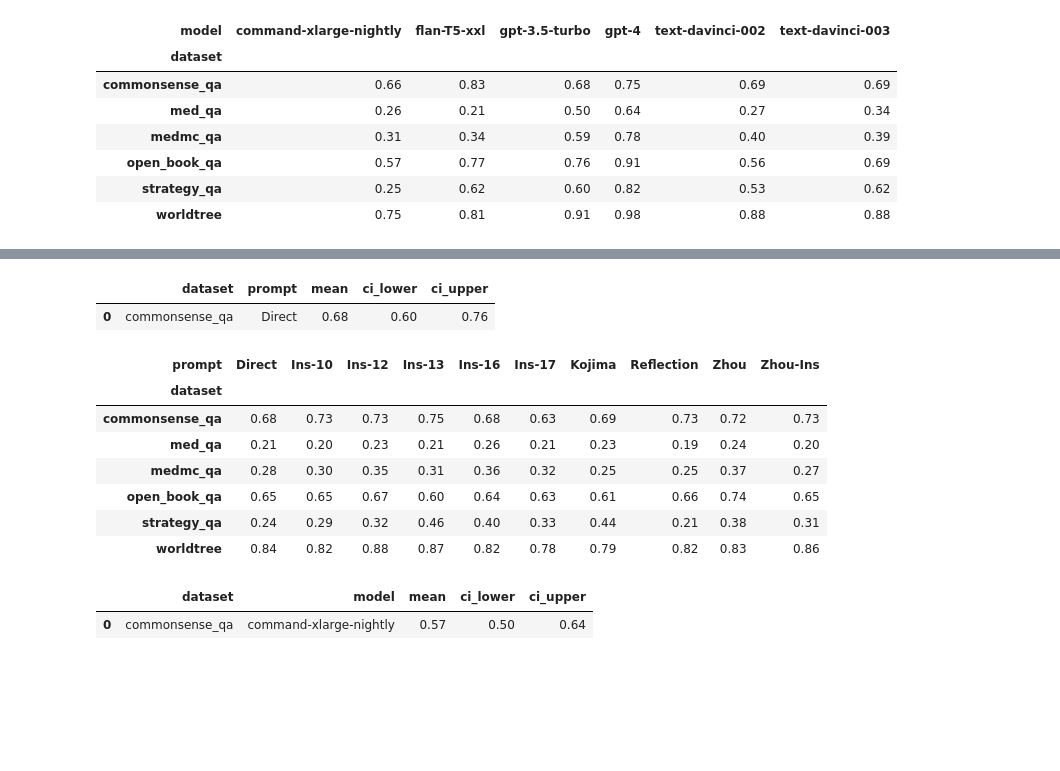
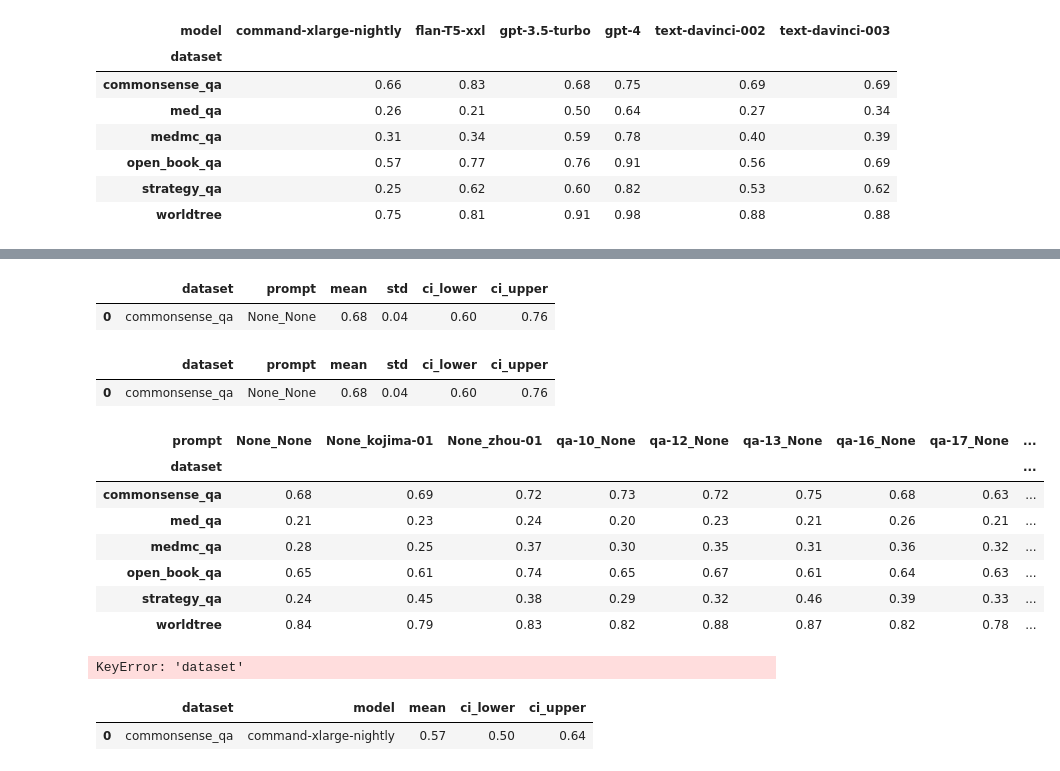
Before and after one commit to OpenBioLink/ThoughtSource, a Jupyter notebook: notebooks/internal_documentation/konstantin_saves/dataset_as_dataframe.ipynb, the cells around one changed output, grey strips where cells are left out. Drawn from its saved outputs; the diff is of its cells as text; code cells hidden in the pictures; blank space fills up the shorter version.

```diff
--- a/notebooks/internal_documentation/konstantin_saves/dataset_as_dataframe.ipynb
+++ b/notebooks/internal_documentation/konstantin_saves/dataset_as_dataframe.ipynb
@@ -33,5 +20,3 @@ replacements = {
-# %%
-df['prompt'].replace(replacements, inplace=True)
 # %%
 df.head(1)
 # %% [output]
@@ -90,6 +64,7 @@ acc_dataset_prompt
 n_bootstraps = 1000
 confidence_level = 0.95
 np.random.seed(42)  # Set the seed for reproducibility
+random.seed(42)
 
 # Perform bootstrapping and calculate means and confidence intervals
 results = []
@@ -119,6 +94,7 @@ for (model, prompt), group in df.groupby(['model', 'prompt']):
 
     all_means = [np.mean(means) for means in dataset_means.values()]
     mean = np.mean(all_means)
+    std = np.std(all_means)
 
     # Calculate the pooled standard deviation
     dataset_stds = {dataset: np.std(means) for dataset, means in dataset_means.items()}
@@ -138,6 +114,7 @@ for (model, prompt), group in df.groupby(['model', 'prompt']):
         'model': model,
         'prompt': prompt,
         'mean': mean,
+        'std': std,
         'ci_lower': ci_lower,
         'ci_upper': ci_upper
     })
@@ -186,6 +179,7 @@ kripp_model_prompt_mean
 n_bootstraps = 1000
 confidence_level = 0.95
 np.random.seed(42)  # Set the seed for reproducibility
+random.seed(42)
 
 # Perform bootstrapping and calculate means and confidence intervals
 results = []
@@ -202,6 +196,7 @@ for (dataset, prompt), group in df.groupby(['dataset', 'prompt']):
         bootstrapped_means.append(metric)
 
     mean = np.mean(bootstrapped_means)
+    std = np.std(bootstrapped_means)
     lower = np.percentile(bootstrapped_means, (1 - confidence_level) / 2 * 100)
     upper = np.percentile(bootstrapped_means, (1 + confidence_level) / 2 * 100)
 
@@ -210,6 +205,7 @@ for (dataset, prompt), group in df.groupby(['dataset', 'prompt']):
         # 'model': model,
         'prompt': prompt,
         'mean': mean,
+        'std': std,
         'ci_lower': lower,
         'ci_upper': upper
     })
@@ -220,22 +216,29 @@ results_df = pd.DataFrame(results)
 kripp_dataset_prompt = results_df.copy()
 kripp_dataset_prompt.head(1)
 # %% [output]
-|  | dataset | prompt | mean | ci_lower | ci_upper |
-| 0 | commonsense_qa | Direct | 0.68 | 0.60 | 0.76 |
+|  | dataset | prompt | mean | std | ci_lower | ci_upper |
+| 0 | commonsense_qa | None_None | 0.68 | 0.04 | 0.60 | 0.76 |
+# %%
+kripp_dataset_prompt = results_df.copy()
+kripp_dataset_prompt.head(1)
+# %% [output]
+|  | dataset | prompt | mean | std | ci_lower | ci_upper |
+| 0 | commonsense_qa | None_None | 0.68 | 0.04 | 0.60 | 0.76 |
 # %%
 kripp_dataset_prompt_mean = kripp_dataset_prompt.pivot_table(values='mean', index='dataset', columns='prompt')
+kripp_dataset_prompt_std = kripp_dataset_prompt.pivot_table(values='std', index='dataset', columns='prompt')
 kripp_dataset_prompt_ci_lower = kripp_dataset_prompt.pivot_table(values='ci_lower', index='dataset', columns='prompt')
 kripp_dataset_prompt_ci_upper = kripp_dataset_prompt.pivot_table(values='ci_upper', index='dataset', columns='prompt')
 kripp_dataset_prompt_mean
 # %% [output]
-| prompt | Direct | Ins-10 | Ins-12 | Ins-13 | Ins-16 | Ins-17 | Kojima | Reflection | Zhou | Zhou-Ins |
-| dataset |  |  |  |  |  |  |  |  |  |  |
-| commonsense_qa | 0.68 | 0.73 | 0.73 | 0.75 | 0.68 | 0.63 | 0.69 | 0.73 | 0.72 | 0.73 |
-| med_qa | 0.21 | 0.20 | 0.23 | 0.21 | 0.26 | 0.21 | 0.23 | 0.19 | 0.24 | 0.20 |
-| medmc_qa | 0.28 | 0.30 | 0.35 | 0.31 | 0.36 | 0.32 | 0.25 | 0.25 | 0.37 | 0.27 |
-| open_book_qa | 0.65 | 0.65 | 0.67 | 0.60 | 0.64 | 0.63 | 0.61 | 0.66 | 0.74 | 0.65 |
-| strategy_qa | 0.24 | 0.29 | 0.32 | 0.46 | 0.40 | 0.33 | 0.44 | 0.21 | 0.38 | 0.31 |
-| worldtree | 0.84 | 0.82 | 0.88 | 0.87 | 0.82 | 0.78 | 0.79 | 0.82 | 0.83 | 0.86 |
+| prompt | None_None | None_kojima-01 | None_zhou-01 | qa-10_None | qa-12_None | qa-13_None | qa-16_None | qa-17_None | ... |
+| dataset |  |  |  |  |  |  |  |  | ... |
+| commonsense_qa | 0.68 | 0.69 | 0.72 | 0.73 | 0.72 | 0.75 | 0.68 | 0.63 | ... |
+| med_qa | 0.21 | 0.23 | 0.24 | 0.20 | 0.23 | 0.21 | 0.26 | 0.21 | ... |
+| medmc_qa | 0.28 | 0.25 | 0.37 | 0.30 | 0.35 | 0.31 | 0.36 | 0.32 | ... |
+| open_book_qa | 0.65 | 0.61 | 0.74 | 0.65 | 0.67 | 0.61 | 0.64 | 0.63 | ... |
+| strategy_qa | 0.24 | 0.45 | 0.38 | 0.29 | 0.32 | 0.46 | 0.39 | 0.33 | ... |
+| worldtree | 0.84 | 0.79 | 0.83 | 0.82 | 0.88 | 0.87 | 0.82 | 0.78 | ... |
 # %%
 # kripp_dataset_prompt_mean.std(1)
 # %%
@@ -248,6 +251,7 @@ kripp_dataset_prompt_mean
 n_bootstraps = 1000
 confidence_level = 0.95
 np.random.seed(42)  # Set the seed for reproducibility
+random.seed(42)
 
 # Perform bootstrapping and calculate means and confidence intervals
 results = []
@@ -264,6 +268,7 @@ for (dataset, model), group in df.groupby(['dataset', 'model']):
         bootstrapped_means.append(metric)
 
     mean = np.mean(bootstrapped_means)
+    std = np.std(bootstrapped_means)
     lower = np.percentile(bootstrapped_means, (1 - confidence_level) / 2 * 100)
     upper = np.percentile(bootstrapped_means, (1 + confidence_level) / 2 * 100)
 
@@ -271,6 +276,7 @@ for (dataset, model), group in df.groupby(['dataset', 'model']):
         'dataset': dataset,
         'model': model,
         # 'prompt': prompt,
+        'std': std,
         'mean': mean,
         'ci_lower': lower,
         'ci_upper': upper
@@ -278,6 +284,8 @@ for (dataset, model), group in df.groupby(['dataset', 'model']):
 
 # Convert the results to a DataFrame and pivot
 results_df = pd.DataFrame(results)
+# %% [output]
+KeyError: 'dataset'
 # %%
 kripp_dataset_model = results_df.copy()
 kripp_dataset_model.head(1)
```
Also changed, not shown: parts of 34 cells of this notebook, 5 other files.
